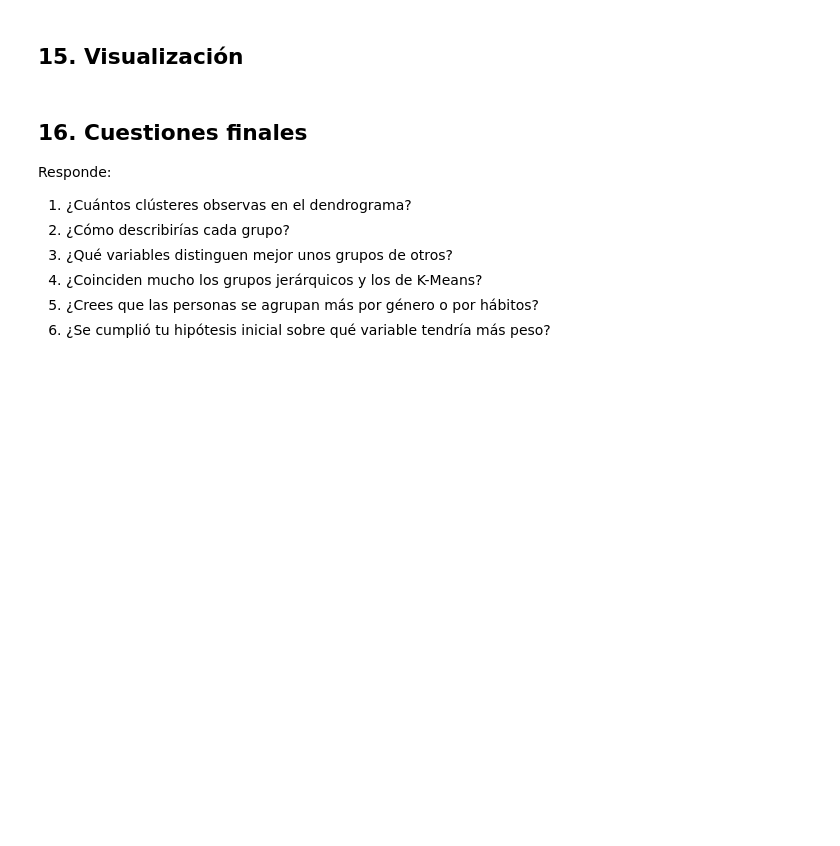
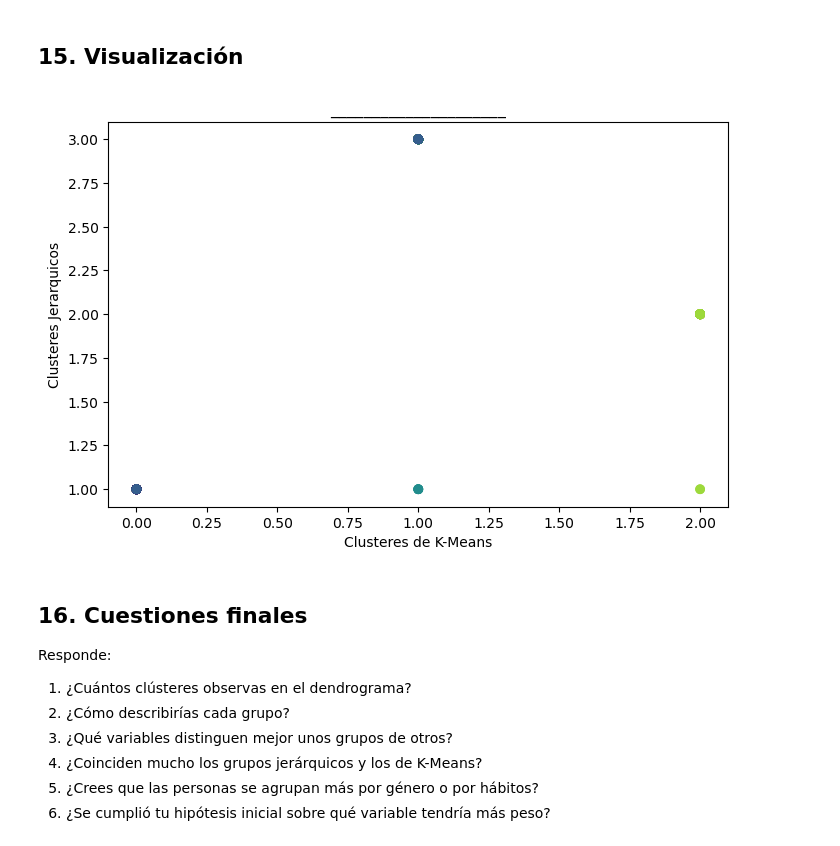
Before and after one commit to carmencnles/CEIABD, a Jupyter notebook: SAA/3ºEVA/NoSupervisado/ClusterJerarquico/clustering_jerarquico_sleep_alum/clustering_jerarquico_sleep_alum.ipynb, the cells around one changed output. Drawn from its saved outputs; the diff is of its cells as text; code cells hidden in the pictures; blank space fills up the shorter version.

```diff
--- a/SAA/3ºEVA/NoSupervisado/ClusterJerarquico/clustering_jerarquico_sleep_alum/clustering_jerarquico_sleep_alum.ipynb
+++ b/SAA/3ºEVA/NoSupervisado/ClusterJerarquico/clustering_jerarquico_sleep_alum/clustering_jerarquico_sleep_alum.ipynb
@@ -240,11 +276,13 @@ plt.show()
 ## 15. Visualización
 # %%
 plt.figure(figsize=(8, 5))
-plt.scatter(df["_____________________"], df["_____________________"], c=df["_____________________"])
-plt.xlabel("_____________________")
-plt.ylabel("_____________________")
+plt.scatter(df["cluster_kmeans"], df["cluster_jerarquico"], c=df["Sleep Duration"])
+plt.xlabel("Clusteres de K-Means")
+plt.ylabel("Clusteres Jerarquicos")
 plt.title("_____________________")
 plt.show()
+# %% [output]
+[figure, added]
 # %% [markdown]
 ## 16. Cuestiones finales
 
```
Also changed, not shown: parts of 10 cells of this notebook, 5 other files.
